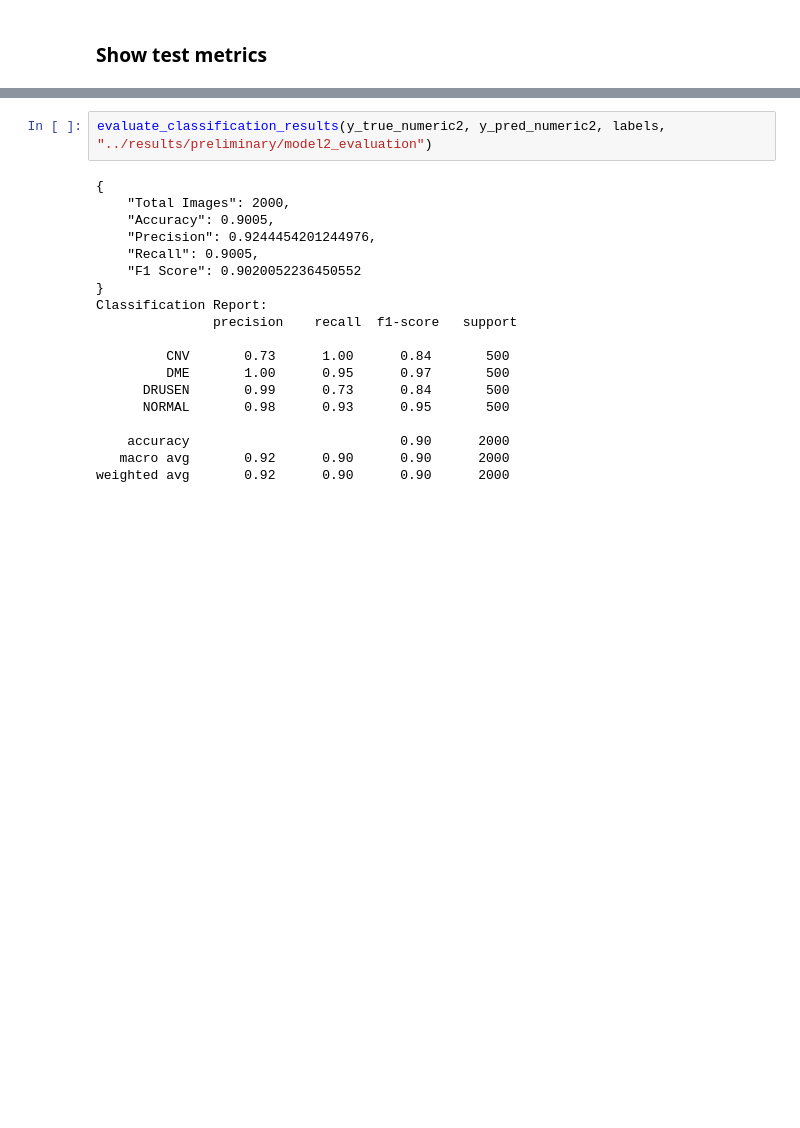
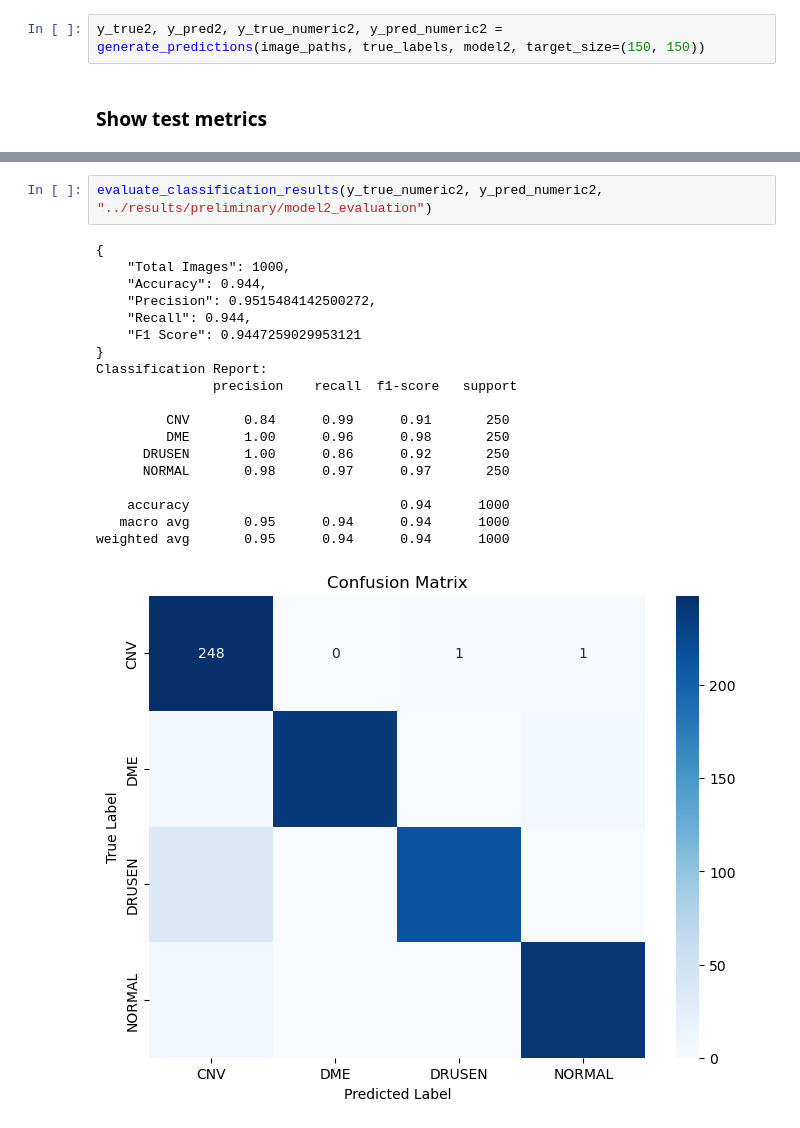
Before and after one commit to Gaoux/OCT-Model-Evaluation, a Jupyter notebook: notebooks/models_test.ipynb, the cells around one changed output, grey strips where cells are left out. Drawn from its saved outputs; the diff is of its cells as text; blank space fills up the shorter version.

```diff
--- a/notebooks/models_test.ipynb
+++ b/notebooks/models_test.ipynb
@@ -201,2 +117,4 @@ y_pred_numeric2 = [labels.index(label) for label in y_pred2]
+# %%
+y_true2, y_pred2, y_true_numeric2, y_pred_numeric2 = generate_predictions(image_paths, true_labels, model2, target_size=(150, 150))
 # %% [markdown]
 ### Show test metrics
@@ -275,21 +143,22 @@ weighted avg       0.99      0.98      0.98      2000
 # %%
-evaluate_classification_results(y_true_numeric2, y_pred_numeric2, labels, "../results/preliminary/model2_evaluation")
+evaluate_classification_results(y_true_numeric2, y_pred_numeric2, "../results/preliminary/model2_evaluation")
 # %% [output]
 {
-    "Total Images": 2000,
-    "Accuracy": 0.9005,
-    "Precision": 0.9244454201244976,
-    "Recall": 0.9005,
-    "F1 Score": 0.9020052236450552
+    "Total Images": 1000,
+    "Accuracy": 0.944,
+    "Precision": 0.9515484142500272,
+    "Recall": 0.944,
+    "F1 Score": 0.9447259029953121
 }
 Classification Report:
                precision    recall  f1-score   support
 
-         CNV       0.73      1.00      0.84       500
-         DME       1.00      0.95      0.97       500
-      DRUSEN       0.99      0.73      0.84       500
-      NORMAL       0.98      0.93      0.95       500
+         CNV       0.84      0.99      0.91       250
+         DME       1.00      0.96      0.98       250
+      DRUSEN       1.00      0.86      0.92       250
+      NORMAL       0.98      0.97      0.97       250
 
-    accuracy                           0.90      2000
-   macro avg       0.92      0.90      0.90      2000
-weighted avg       0.92      0.90      0.90      2000
+    accuracy                           0.94      1000
+   macro avg       0.95      0.94      0.94      1000
+weighted avg       0.95      0.94      0.94      1000
+[figure, added]
```
Also changed, not shown: parts of 19 cells of this notebook, 2 other files.
